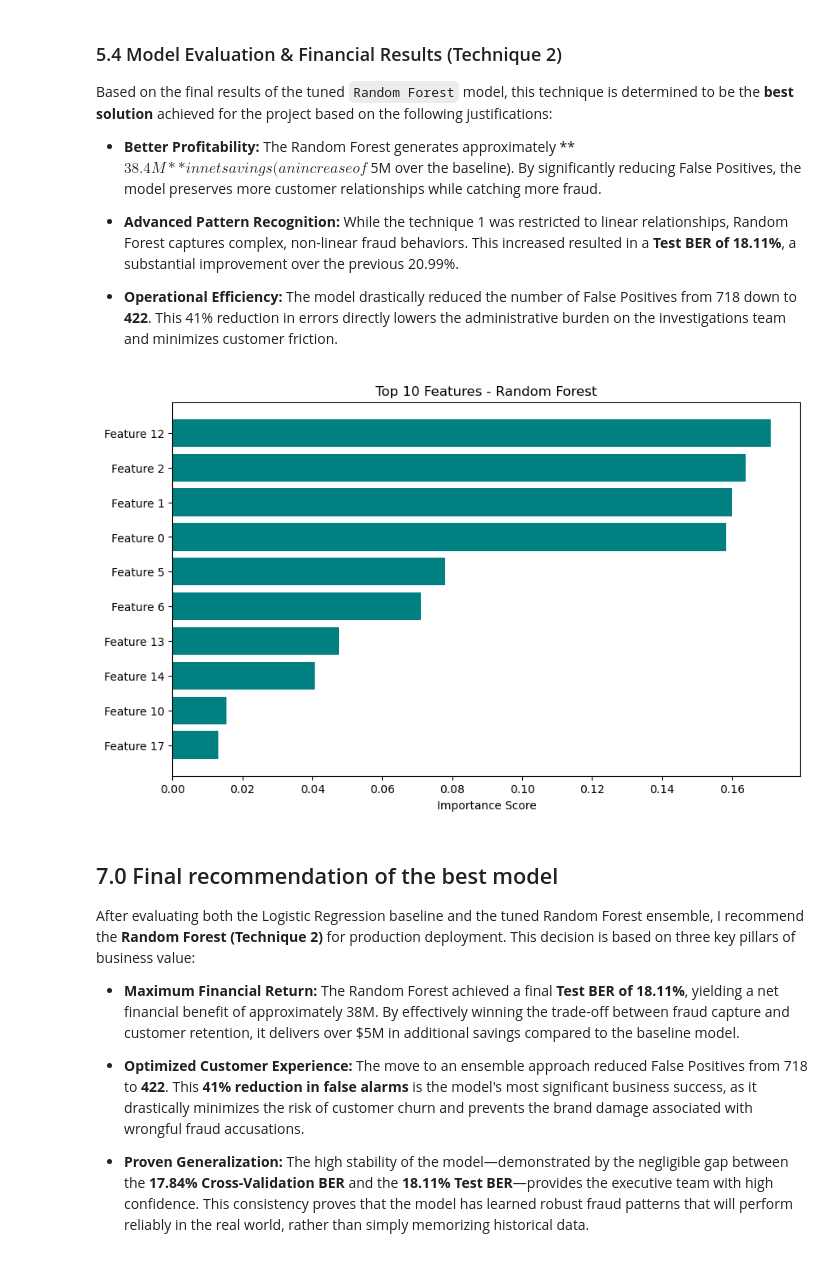
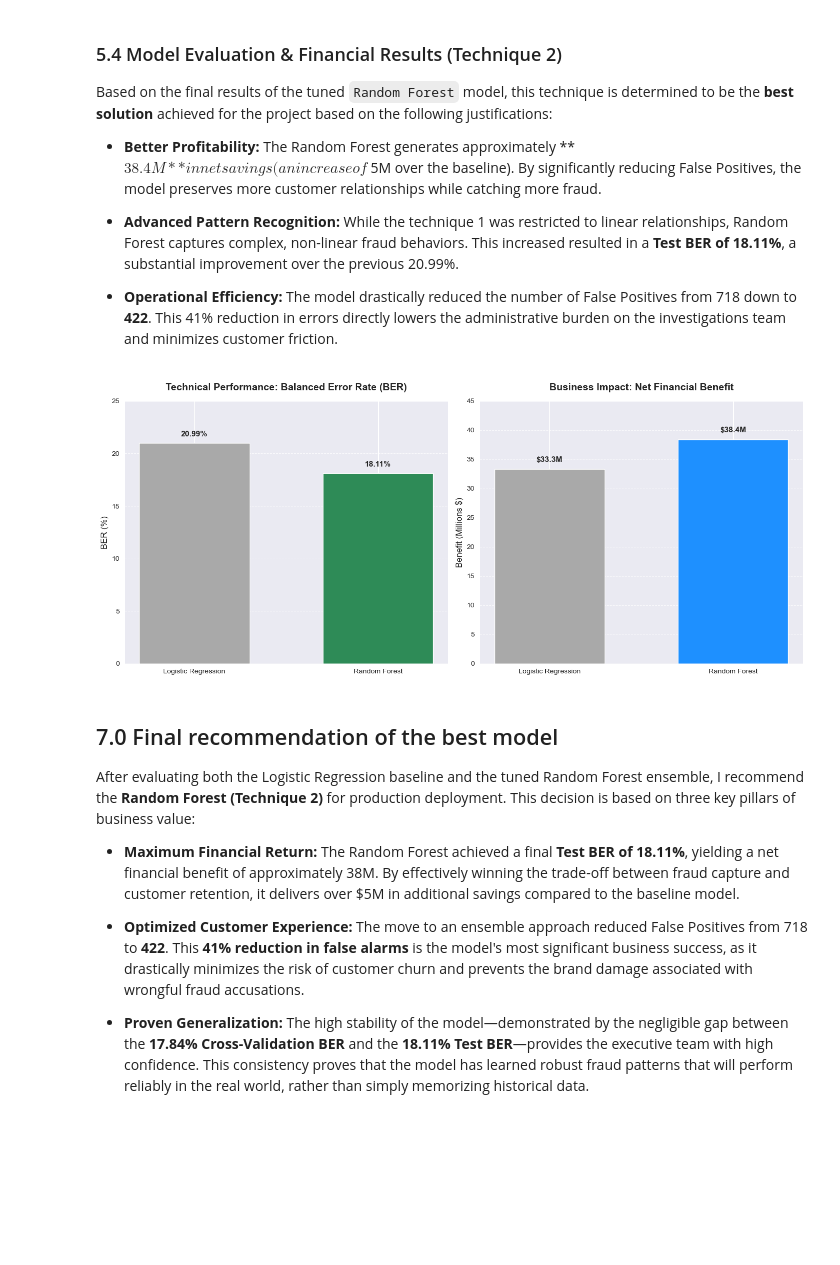
Before and after one commit to bartzilla/Classification, a Jupyter notebook: Assessment.ipynb, the cells around one changed output. Cells and saved outputs as stored; diff of their text form; code cells hidden in the pictures; blank space fills up the shorter version.

Commit message:
First draft Logistic Regression Classifier

```diff
--- a/Assessment.ipynb
+++ b/Assessment.ipynb
@@ -1110,42 +1132,48 @@ Based on the final results of the tuned `Random Forest` model, this technique is
 * **Advanced Pattern Recognition:** While the technique 1 was restricted to linear relationships, Random Forest captures complex, non-linear fraud behaviors. This increased  resulted in a **Test BER of 18.11%**, a substantial improvement over the previous 20.99%.
 
 * **Operational Efficiency:** The model drastically reduced the number of False Positives from 718 down to **422**. This 41% reduction in errors directly lowers the administrative burden on the investigations team and minimizes customer friction.
-# %%
-# 1. Get the importances from the RF classifier
-importances = pipeline_rf.steps[-1][1].feature_importances_
-
-# 2. Get the feature names from the PREPROCESSOR specifically
-# We dig into the feature_selection_pipeline to find the ColumnTransformer
-# Assuming your preprocessor is the first part of your feature_selection_pipeline:
-preprocessor = pipeline_rf.steps[0][1]
-
-# If the error persists with get_feature_names_out, we can use the names
-# from the features we sent into the model:
-try:
-    feature_names = preprocessor.get_feature_names_out()
-except:
-    # Fallback: manually reconstruct names if custom steps broke the metadata
-    # This takes the column names from the X_train dataframe after your filtering
-    feature_names = X_train.columns
-
-# 3. Create the DataFrame
-# Ensure the lengths match (sometimes custom steps drop columns)
-if len(feature_names) != len(importances):
-    # This is a safety catch to avoid a shape mismatch error
-    feature_names = [f"Feature {i}" for i in range(len(importances))]
-
-feature_importance_df = pd.DataFrame({'Feature': feature_names, 'Importance': importances})
-feature_importance_df = feature_importance_df.sort_values(by='Importance', ascending=False).head(10)
-
-# 4. Plot
-plt.figure(figsize=(10, 6))
-plt.barh(feature_importance_df['Feature'], feature_importance_df['Importance'], color='teal')
-plt.xlabel("Importance Score")
-plt.title("Top 10 Features - Random Forest")
-plt.gca().invert_yaxis()
-plt.show()
-# %% [output]
-[figure, removed]
+# %%
+import matplotlib.pyplot as plt
+import numpy as np
+
+# Data from our analysis
+models = ['Logistic Regression', 'Random Forest']
+ber_values = [20.99, 18.11]  # In percentage
+financial_benefit = [33.3, 38.4]  # In Millions USD
+
+# Set up the figure with two subplots
+fig, (ax1, ax2) = plt.subplots(1, 2, figsize=(14, 6))
+
+# Plot 1: Balanced Error Rate (Lower is better)
+bars1 = ax1.bar(models, ber_values, color=['#A9A9A9', '#2E8B57'], width=0.6)
+ax1.set_title('Technical Performance: Balanced Error Rate (BER)', fontsize=14, fontweight='bold', pad=15)
+ax1.set_ylabel('BER (%)', fontsize=12)
+ax1.set_ylim(0, 25)
+ax1.grid(axis='y', linestyle='--', alpha=0.7)
+
+# Add data labels for BER
+for bar in bars1:
+    height = bar.get_height()
+    ax1.text(bar.get_x() + bar.get_width()/2., height + 0.5,
+             f'{height:.2f}%', ha='center', va='bottom', fontsize=11, fontweight='bold')
+
+# Plot 2: Net Financial Benefit (Higher is better)
+bars2 = ax2.bar(models, financial_benefit, color=['#A9A9A9', '#1E90FF'], width=0.6)
+ax2.set_title('Business Impact: Net Financial Benefit', fontsize=14, fontweight='bold', pad=15)
+ax2.set_ylabel('Benefit (Millions $)', fontsize=12)
+ax2.set_ylim(0, 45)
+ax2.grid(axis='y', linestyle='--', alpha=0.7)
+
+# Add data labels for Financial Benefit
+for bar in bars2:
+    height = bar.get_height()
+    ax2.text(bar.get_x() + bar.get_width()/2., height + 1,
+             f'${height:.1f}M', ha='center', va='bottom', fontsize=11, fontweight='bold')
+
+plt.tight_layout()
+plt.savefig('model_comparison_viz.png')
+# %% [output]
+[figure, added]
 # %% [markdown]
 ## 7.0 Final recommendation of the best model
 
```
Also changed, not shown: parts of 13 cells of this notebook.
